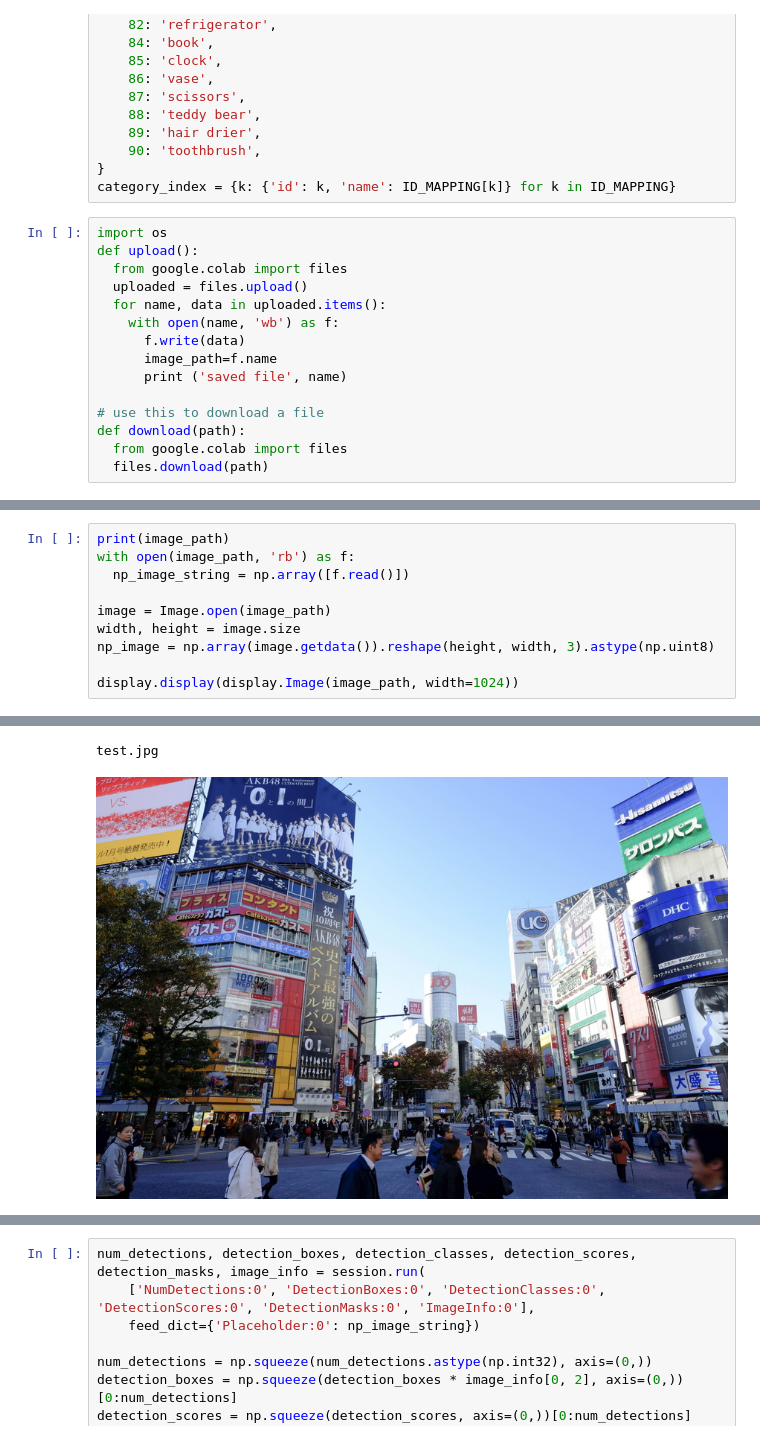
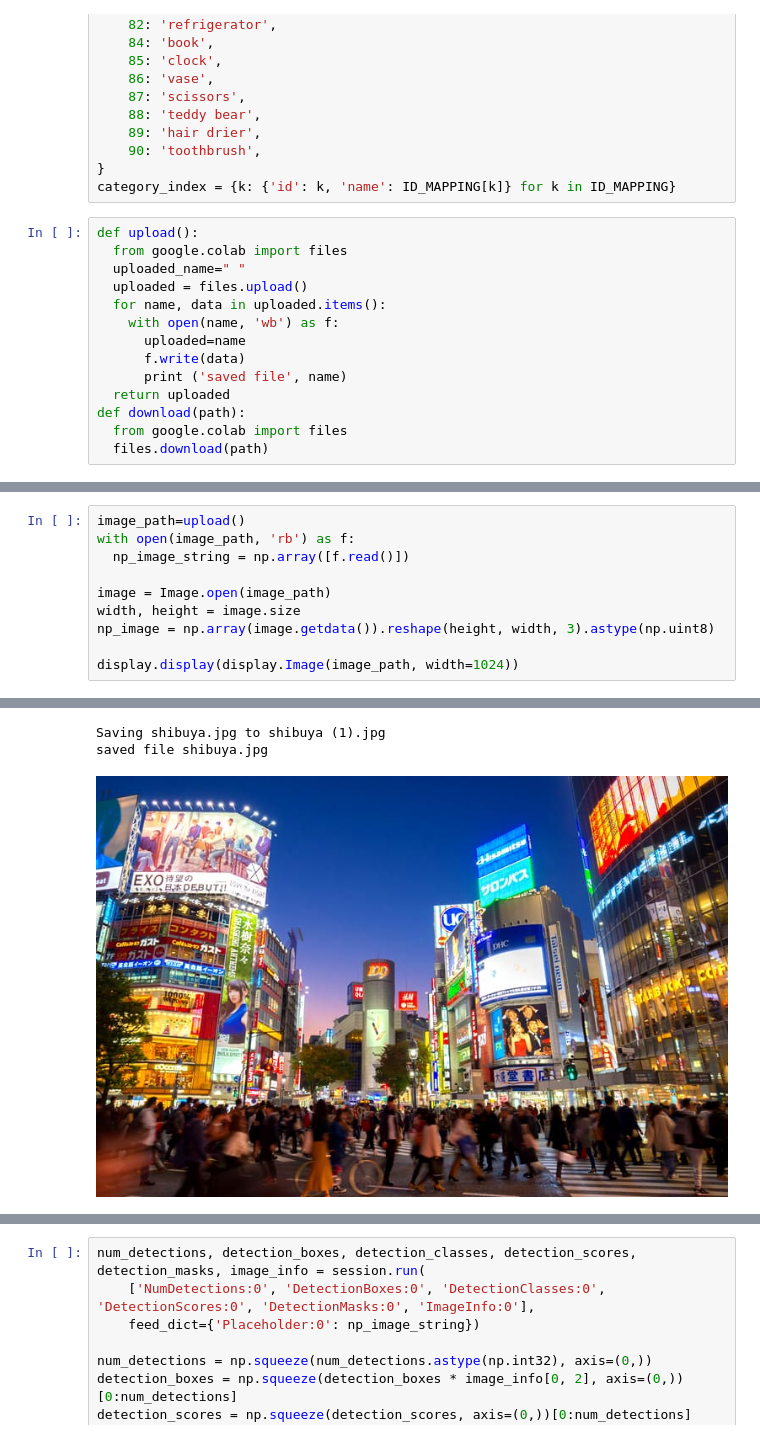
Before and after one commit to annhienktuit/UIT-AI-Challenge2020, a Jupyter notebook: R_CNN_Image_Segmentation.ipynb, the cells around one changed output, grey strips where cells are left out. Saved outputs shown, nothing was run; the diff lists cells and outputs as text.

Commit message:
Updated user self upload image

```diff
--- a/R_CNN_Image_Segmentation.ipynb
+++ b/R_CNN_Image_Segmentation.ipynb
@@ -104,17 +110,16 @@ ID_MAPPING = {
 }
 category_index = {k: {'id': k, 'name': ID_MAPPING[k]} for k in ID_MAPPING}
 # %%
-import os
 def upload():
   from google.colab import files
+  uploaded_name=" "
   uploaded = files.upload()
   for name, data in uploaded.items():
     with open(name, 'wb') as f:
+      uploaded=name
       f.write(data)
-      image_path=f.name
       print ('saved file', name)
-
-# use this to download a file
+  return uploaded
 def download(path):
   from google.colab import files
   files.download(path)
@@ -127,5 +126,5 @@ saved file EB9kKLPXYAAj23n.jpg
 # %%
-print(image_path)
+image_path=upload()
 with open(image_path, 'rb') as f:
   np_image_string = np.array([f.read()])
 
@@ -138,5 +138,6 @@ display.display(display.Image(image_path, width=1024))
-test.jpg
+Saving shibuya.jpg to shibuya (1).jpg
+saved file shibuya.jpg
-[figure, old version]
+[figure, new version]
 # %%
 use_tpu = True #@param {type:"boolean"}
 if use_tpu:
```
Also changed, not shown: parts of 7 cells of this notebook.
